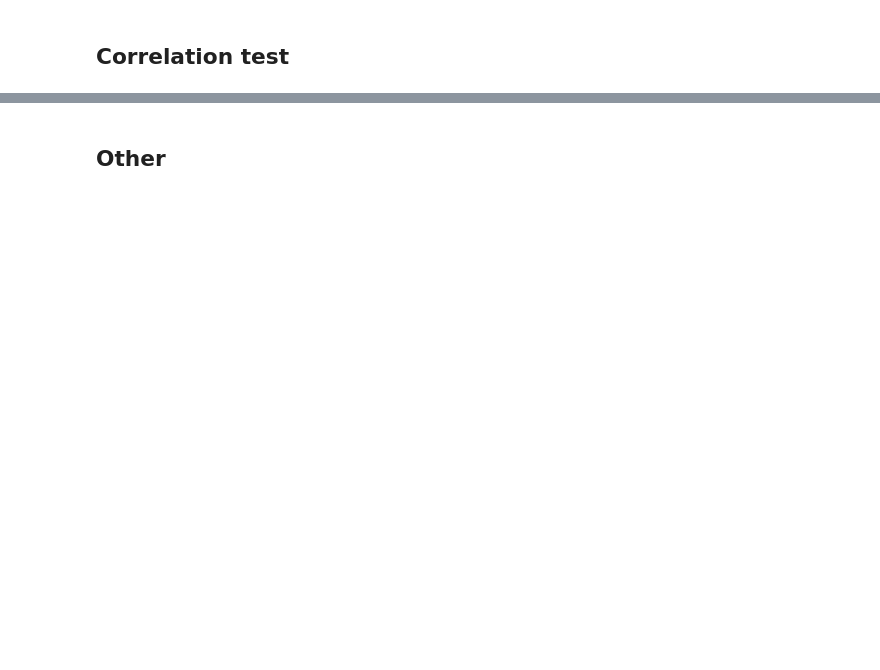
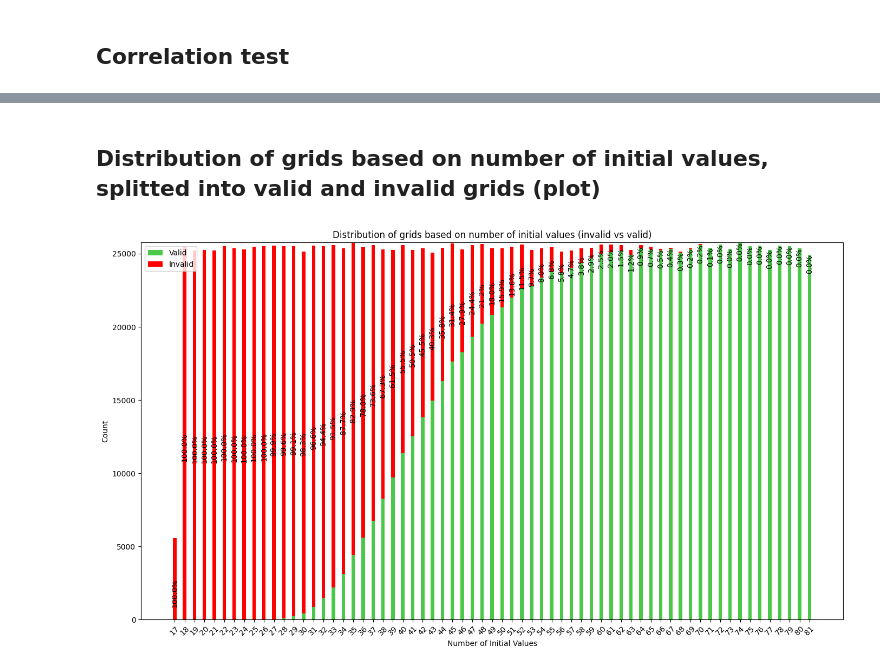
Before and after one commit to Adik8688/sudoku_major_project, a Jupyter notebook: analysis.ipynb, the cells around one changed output, grey strips where cells are left out. Drawn from its saved outputs; the diff is of its cells as text; code cells hidden in the pictures; blank space fills up the shorter version.

```diff
--- a/analysis.ipynb
+++ b/analysis.ipynb
@@ -124,2 +96,38 @@ plt.show()
-# %% [markdown]
-## Other
+# %% [markdown]
+## Distribution of grids based on number of initial values, splitted into valid and invalid grids (plot)
+# %%
+df['is_valid'] = df['number_of_steps_to_solve'] != -1
+
+grouped = df.groupby('number_of_initial_values').agg(
+    total_count=('number_of_initial_values', 'size'),
+    valid_count=('is_valid', 'sum')
+).reset_index()
+
+grouped['invalid_count'] = grouped['total_count'] - grouped['valid_count']
+
+grouped['invalid_percentage'] = (grouped['invalid_count'] / grouped['total_count']) * 100
+
+
+plt.figure(figsize=(14, 8))
+bar_width = 0.35
+index = np.arange(len(grouped['number_of_initial_values']))
+
+bars_valid = plt.bar(index, grouped['valid_count'], bar_width, label='Valid', color='#4AC948')
+bars_invalid = plt.bar(index, grouped['invalid_count'], bar_width, bottom=grouped['valid_count'], label='Invalid', color='red')
+
+plt.xlabel('Number of Initial Values')
+plt.ylabel('Count')
+plt.title('Distribution of grids based on number of initial values (invalid vs valid)')
+plt.xticks(index, grouped['number_of_initial_values'].astype(str), rotation=45)
+plt.legend()
+
+for idx, rect in enumerate(bars_invalid):
+    height = rect.get_height()
+    plt.text(rect.get_x() + rect.get_width()/2., grouped['valid_count'].iloc[idx] + height/2,
+             '{:.1f}%'.format(grouped['invalid_percentage'].iloc[idx]),
+             ha='center', va='top', color='black', rotation=90)
+
+plt.tight_layout()
+plt.show()
+# %% [output]
+[figure, added]
```
Also changed, not shown: parts of 29 cells of this notebook, 6 other files.
